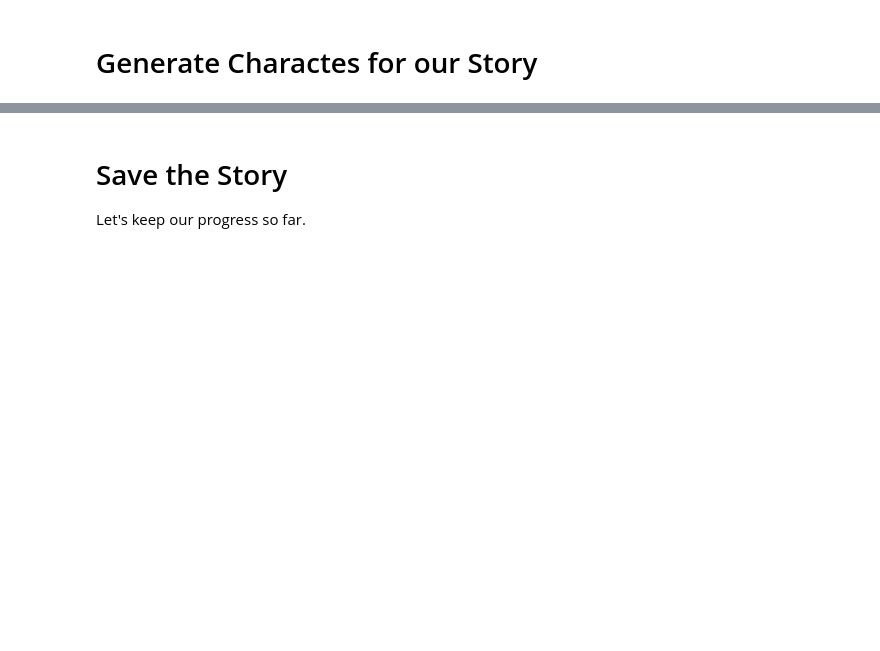
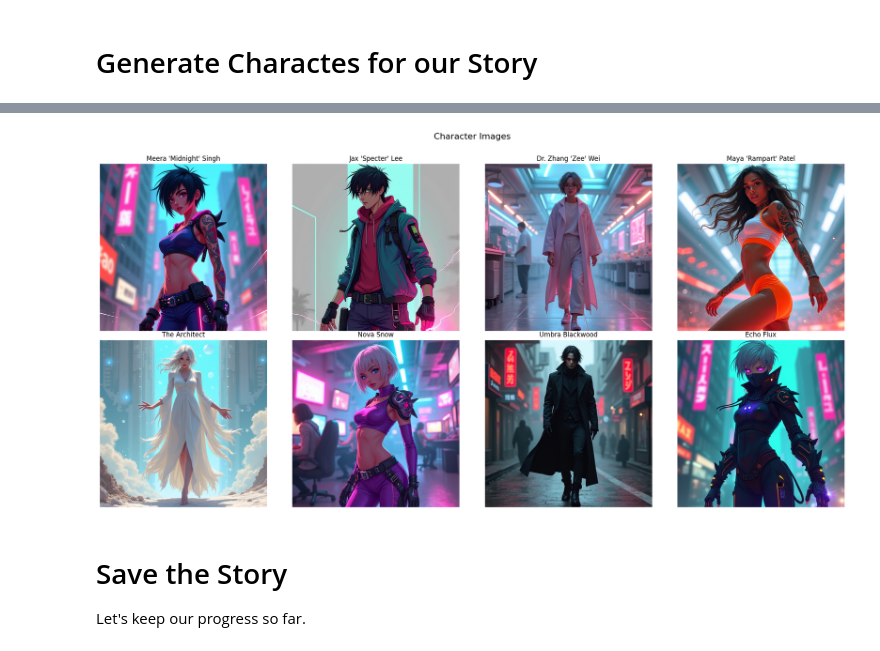
Before and after one commit to mattwilliamson/Plotomatic, a Jupyter notebook: 5_character_images.ipynb, the cells around one changed output, grey strips where cells are left out. Drawn from its saved outputs; the diff is of its cells as text; code cells hidden in the pictures; blank space fills up the shorter version.

Commit message:
Character images

```diff
--- a/5_character_images.ipynb
+++ b/5_character_images.ipynb
@@ -335,0 +559,3 @@ for prompt in prompts:
+# %%
+# character_images = generate_character_images(story, debug_display=True)
+character_images = generate_character_images(story)
@@ -336,10 +571,11 @@ for prompt in prompts:
 # %%
-character_images = generate_character_images(story, debug_display=True)
 
 # Here we will loop over all the characters to make sure all the indices match up correctly
 show_image_grid(character_images,
                 titles=[character.name for character in story.characters],
                 main_title="Character Images")
+# %% [output]
+[figure, added]
 # %% [markdown]
 # Save the Story
 Let's keep our progress so far.
```
Also changed, not shown: parts of 6 cells of this notebook, 9 other files.
